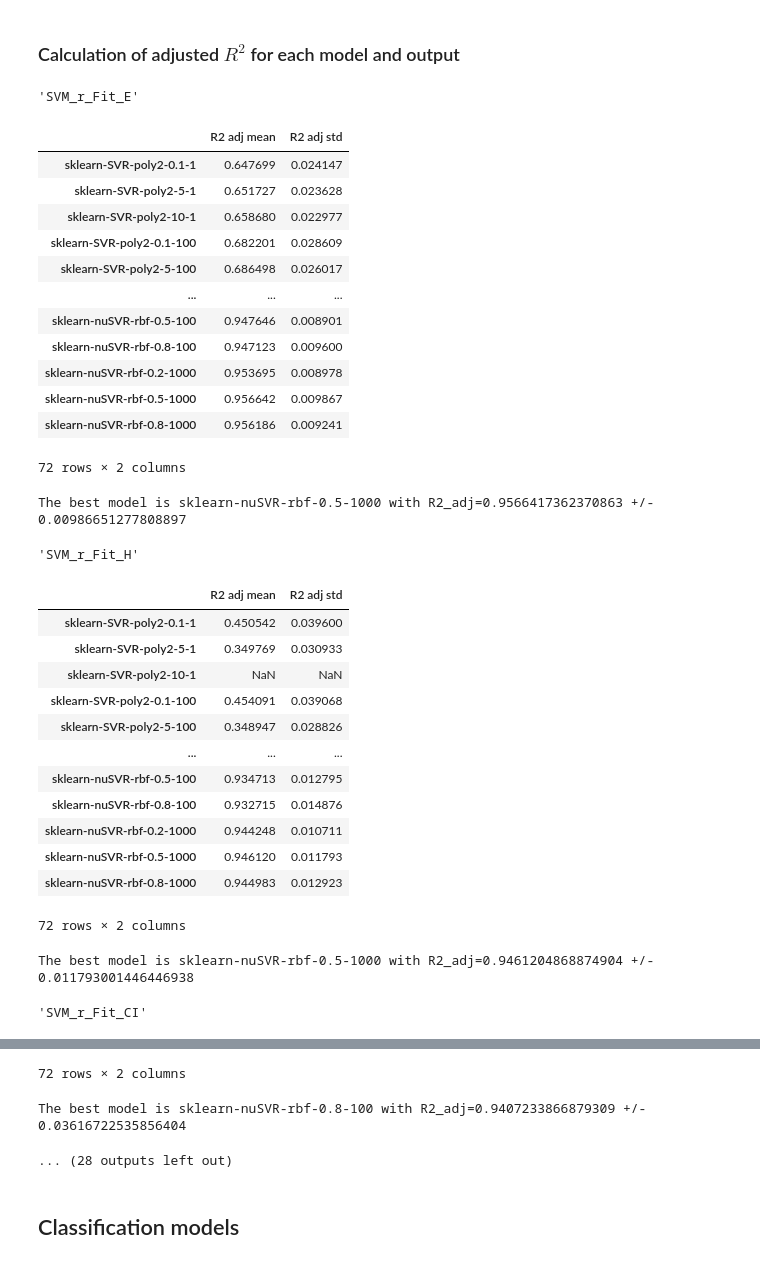
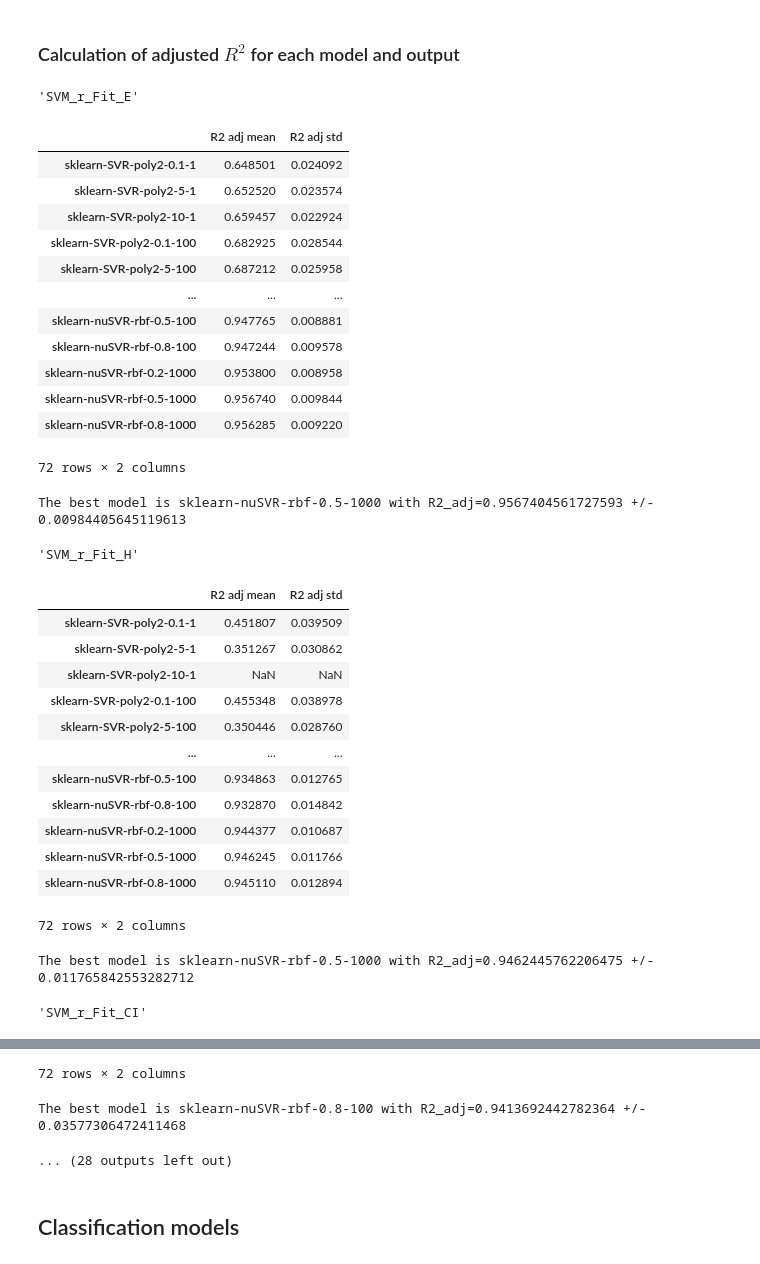
Before and after one commit to Raphael-Boichot/Accelerated-exploration-of-multinary-systems, a Jupyter notebook: EvaluationsModelsTables/Evaluation_tables_model_assessement.ipynb, the cells around one changed output, grey strips where cells are left out. Drawn from its saved outputs; the diff is of its cells as text; code cells hidden in the pictures.

```diff
--- a/EvaluationsModelsTables/Evaluation_tables_model_assessement.ipynb
+++ b/EvaluationsModelsTables/Evaluation_tables_model_assessement.ipynb
@@ -74,62 +74,62 @@ for num_model in range (0,len(runs)):
                     with open(k+'/yytest.json') as fd:
                         yy = json.load(fd)
                         y_pred=np.reshape(np.array(yy['y_pred']),(np.shape(np.array(yy['y_pred']))[0]))
                         y_test=np.reshape(np.array(yy['y_test']),(np.shape(np.array(yy['y_test']))[0]))
 
                         # Compute R2 and R2 adjusted
                         corr_matrix = np.corrcoef(y_test,y_pred)
                         corr = corr_matrix[0,1]
                         R2 = corr**2
-                        R2_adj=1-((1-R2)*(len(y_test)-1))/(len(y_test)-1-1)
-                        r2_adj_table.append(R2_adj)
+                        #R2_adj=1-((1-R2)*(len(y_test)-1))/(len(y_test)-1-1)
+                        r2_adj_table.append(R2)
 
             df_r2_adj_models[name_model]=r2_adj_table
             df_r2_adj_mean_std[name_model]=[np.mean(r2_adj_table),np.std(r2_adj_table)]
 
 
         # Print table of evaluation of each model (mean and std of metrics)
         display(runs[num_model]+'_'+fit[num_pred])
         del df_r2_adj_mean_std['model0'] # delete initial columns
         df_r2_adj_mean_std=df_r2_adj_mean_std.T
         display(df_r2_adj_mean_std)
 
         # Gives the best model.
         maxR2adj=df_r2_adj_mean_std['R2 adj mean'].max()
         bestmodel=df_r2_adj_mean_std['R2 adj mean'].idxmax()
         print('The best model is '+bestmodel +' with R2_adj='+str(maxR2adj)+' +/- '+str(df_r2_adj_mean_std['R2 adj std'][bestmodel])+'\n')
 
         # Save evaluation of each model.
         df_r2_adj_mean_std.to_csv(f'{directory}results/regression/R2_adj_mean_std_'+runs[num_model]+'_'+fit[num_pred]+'.csv')
 # %% [output]
 'SVM_r_Fit_E'
 |  | R2 adj mean | R2 adj std |
-| sklearn-SVR-poly2-0.1-1 | 0.647699 | 0.024147 |
-| sklearn-SVR-poly2-5-1 | 0.651727 | 0.023628 |
-| sklearn-SVR-poly2-10-1 | 0.658680 | 0.022977 |
-| sklearn-SVR-poly2-0.1-100 | 0.682201 | 0.028609 |
-| sklearn-SVR-poly2-5-100 | 0.686498 | 0.026017 |
+| sklearn-SVR-poly2-0.1-1 | 0.648501 | 0.024092 |
+| sklearn-SVR-poly2-5-1 | 0.652520 | 0.023574 |
+| sklearn-SVR-poly2-10-1 | 0.659457 | 0.022924 |
+| sklearn-SVR-poly2-0.1-100 | 0.682925 | 0.028544 |
+| sklearn-SVR-poly2-5-100 | 0.687212 | 0.025958 |
 | ... | ... | ... |
-| sklearn-nuSVR-rbf-0.5-100 | 0.947646 | 0.008901 |
-| sklearn-nuSVR-rbf-0.8-100 | 0.947123 | 0.009600 |
-| sklearn-nuSVR-rbf-0.2-1000 | 0.953695 | 0.008978 |
-| sklearn-nuSVR-rbf-0.5-1000 | 0.956642 | 0.009867 |
-| sklearn-nuSVR-rbf-0.8-1000 | 0.956186 | 0.009241 |
+| sklearn-nuSVR-rbf-0.5-100 | 0.947765 | 0.008881 |
+| sklearn-nuSVR-rbf-0.8-100 | 0.947244 | 0.009578 |
+| sklearn-nuSVR-rbf-0.2-1000 | 0.953800 | 0.008958 |
+| sklearn-nuSVR-rbf-0.5-1000 | 0.956740 | 0.009844 |
+| sklearn-nuSVR-rbf-0.8-1000 | 0.956285 | 0.009220 |
 72 rows × 2 columns
-The best model is sklearn-nuSVR-rbf-0.5-1000 with R2_adj=0.9566417362370863 +/- 0.00986651277808897
+The best model is sklearn-nuSVR-rbf-0.5-1000 with R2_adj=0.9567404561727593 +/- 0.00984405645119613
 'SVM_r_Fit_H'
 |  | R2 adj mean | R2 adj std |
-| sklearn-SVR-poly2-0.1-1 | 0.450542 | 0.039600 |
-| sklearn-SVR-poly2-5-1 | 0.349769 | 0.030933 |
+| sklearn-SVR-poly2-0.1-1 | 0.451807 | 0.039509 |
+| sklearn-SVR-poly2-5-1 | 0.351267 | 0.030862 |
 | sklearn-SVR-poly2-10-1 | NaN | NaN |
-| sklearn-SVR-poly2-0.1-100 | 0.454091 | 0.039068 |
-| sklearn-SVR-poly2-5-100 | 0.348947 | 0.028826 |
+| sklearn-SVR-poly2-0.1-100 | 0.455348 | 0.038978 |
+| sklearn-SVR-poly2-5-100 | 0.350446 | 0.028760 |
 | ... | ... | ... |
-| sklearn-nuSVR-rbf-0.5-100 | 0.934713 | 0.012795 |
-| sklearn-nuSVR-rbf-0.8-100 | 0.932715 | 0.014876 |
-| sklearn-nuSVR-rbf-0.2-1000 | 0.944248 | 0.010711 |
-| sklearn-nuSVR-rbf-0.5-1000 | 0.946120 | 0.011793 |
-| sklearn-nuSVR-rbf-0.8-1000 | 0.944983 | 0.012923 |
+| sklearn-nuSVR-rbf-0.5-100 | 0.934863 | 0.012765 |
+| sklearn-nuSVR-rbf-0.8-100 | 0.932870 | 0.014842 |
+| sklearn-nuSVR-rbf-0.2-1000 | 0.944377 | 0.010687 |
+| sklearn-nuSVR-rbf-0.5-1000 | 0.946245 | 0.011766 |
+| sklearn-nuSVR-rbf-0.8-1000 | 0.945110 | 0.012894 |
 72 rows × 2 columns
-The best model is sklearn-nuSVR-rbf-0.5-1000 with R2_adj=0.9461204868874904 +/- 0.011793001446446938
+The best model is sklearn-nuSVR-rbf-0.5-1000 with R2_adj=0.9462445762206475 +/- 0.011765842553282712
 'SVM_r_Fit_CI'
 |  | R2 adj mean | R2 adj std |
@@ -147,5 +147,5 @@ The best model is sklearn-nuSVR-rbf-0.5-1000 with R2_adj=0.9461204868874904 +/-
 72 rows × 2 columns
-The best model is sklearn-nuSVR-rbf-0.8-100 with R2_adj=0.9407233866879309 +/- 0.03616722535856404
+The best model is sklearn-nuSVR-rbf-0.8-100 with R2_adj=0.9413692442782364 +/- 0.03577306472411468
 ... (28 outputs left out)
 # %% [markdown]
 ## Classification models
```
Also changed, not shown: parts of 3 cells of this notebook, 4 other files.
